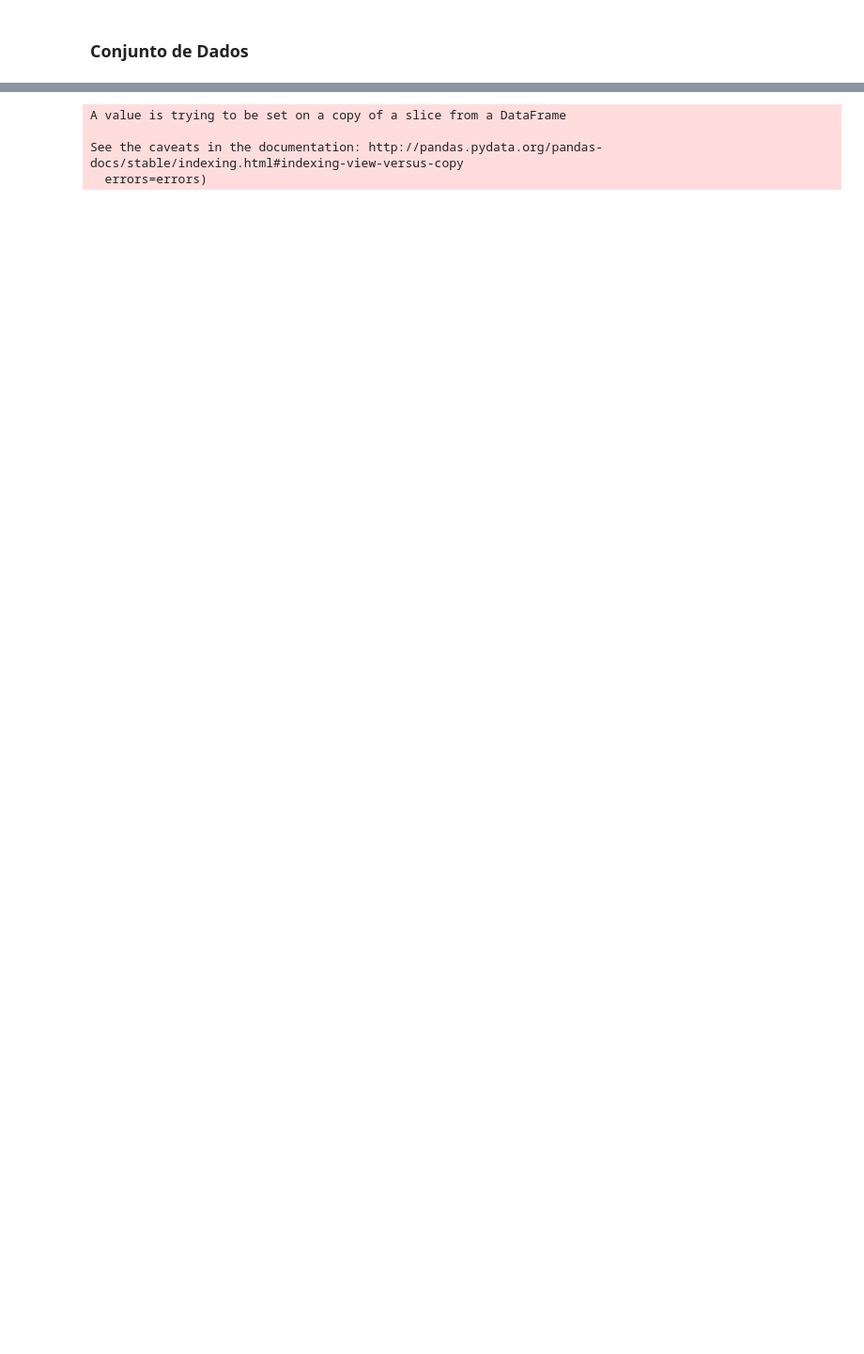
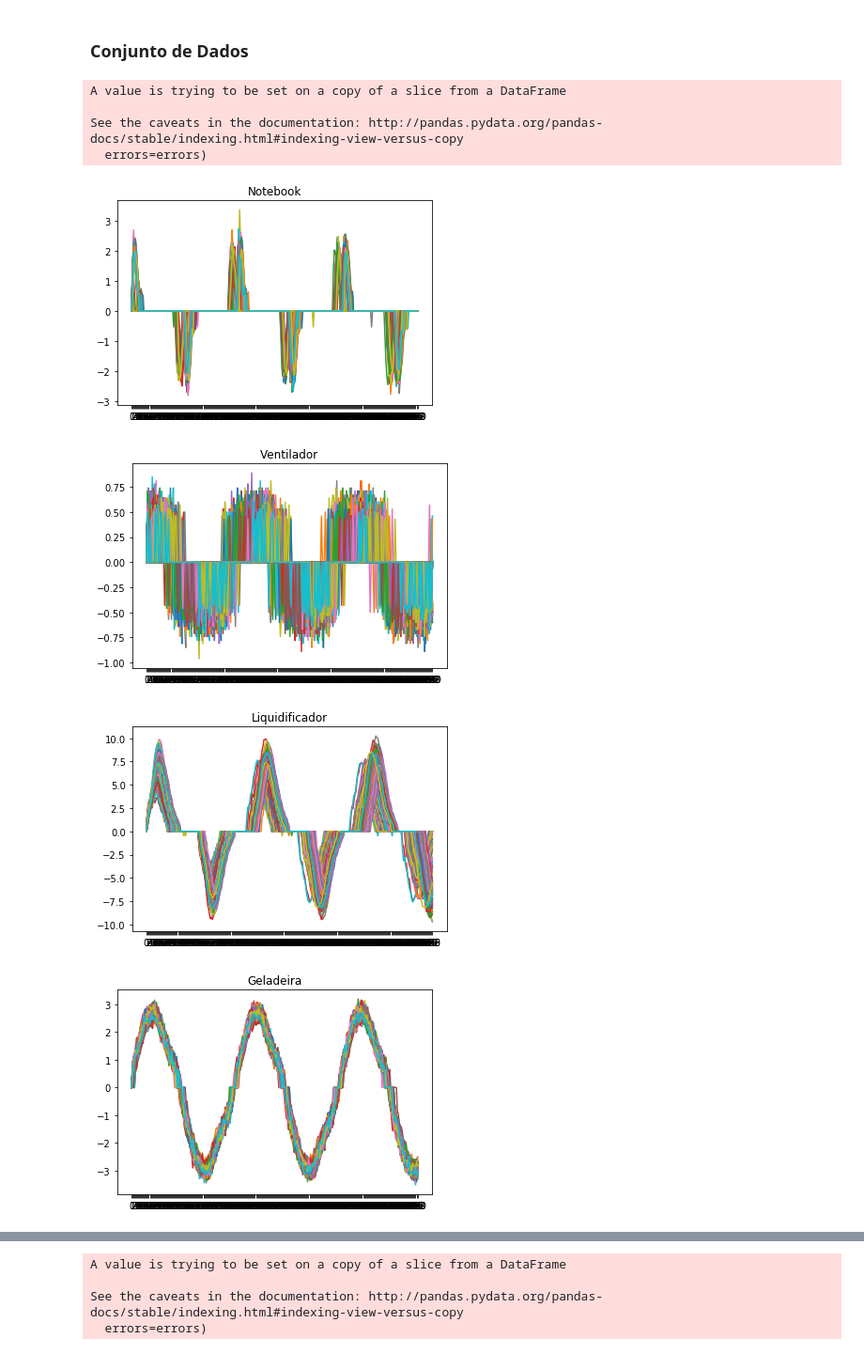
Before and after one commit to jpdol/ElectricCurrentRecognition, a Jupyter notebook: MachineLearningModels/DatasetAnalysis.ipynb, the cells around one changed output, grey strips where cells are left out. Shown at 94% size. Cells and saved outputs as stored; diff of their text form; code cells hidden in the pictures; blank space fills up the shorter version.

```diff
--- a/MachineLearningModels/Análise do Dataset.ipynb
+++ b/MachineLearningModels/DatasetAnalysis.ipynb
@@ -36,3 +37,21 @@ Liquidificador           200
 # %% [markdown]
 ### Conjunto de Dados
+# %%
+for classe in classes:
+    sinal = dataset[dataset['Device']==classe]
+    sinal.drop(['Device'], axis=1, inplace=True)
+    for i in range(len(dataset)):
+        if dataset['Device'].loc[i] == classe:
+            plt.plot(sinal.loc[i])
+    plt.title(classe)
+    plt.show()
+# %% [output]
+A value is trying to be set on a copy of a slice from a DataFrame
+
+See the caveats in the documentation: http://pandas.pydata.org/pandas-docs/stable/indexing.html#indexing-view-versus-copy
+  errors=errors)
+[figure, added]
+[figure, added]
+[figure, added]
+[figure, added]
 # %% [markdown]
```
Also changed, not shown: parts of 8 cells of this notebook, 8 other files.
